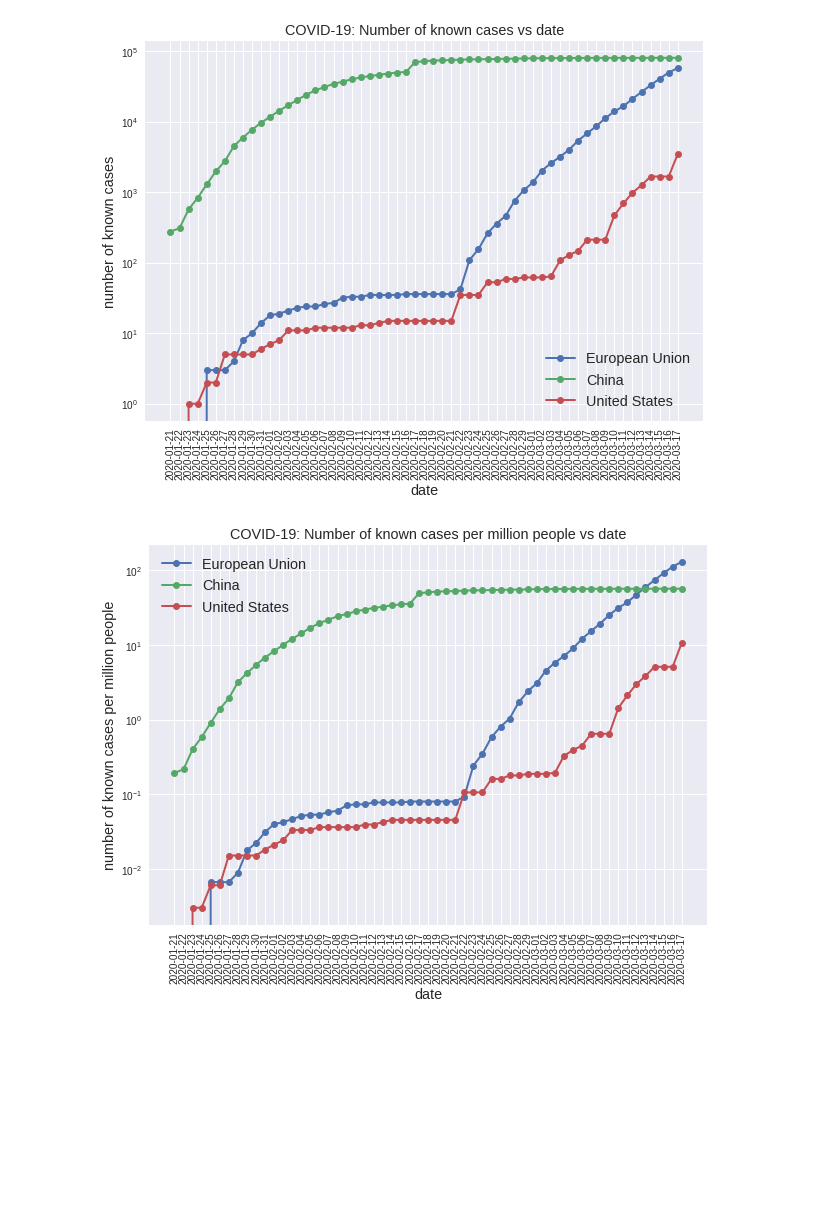
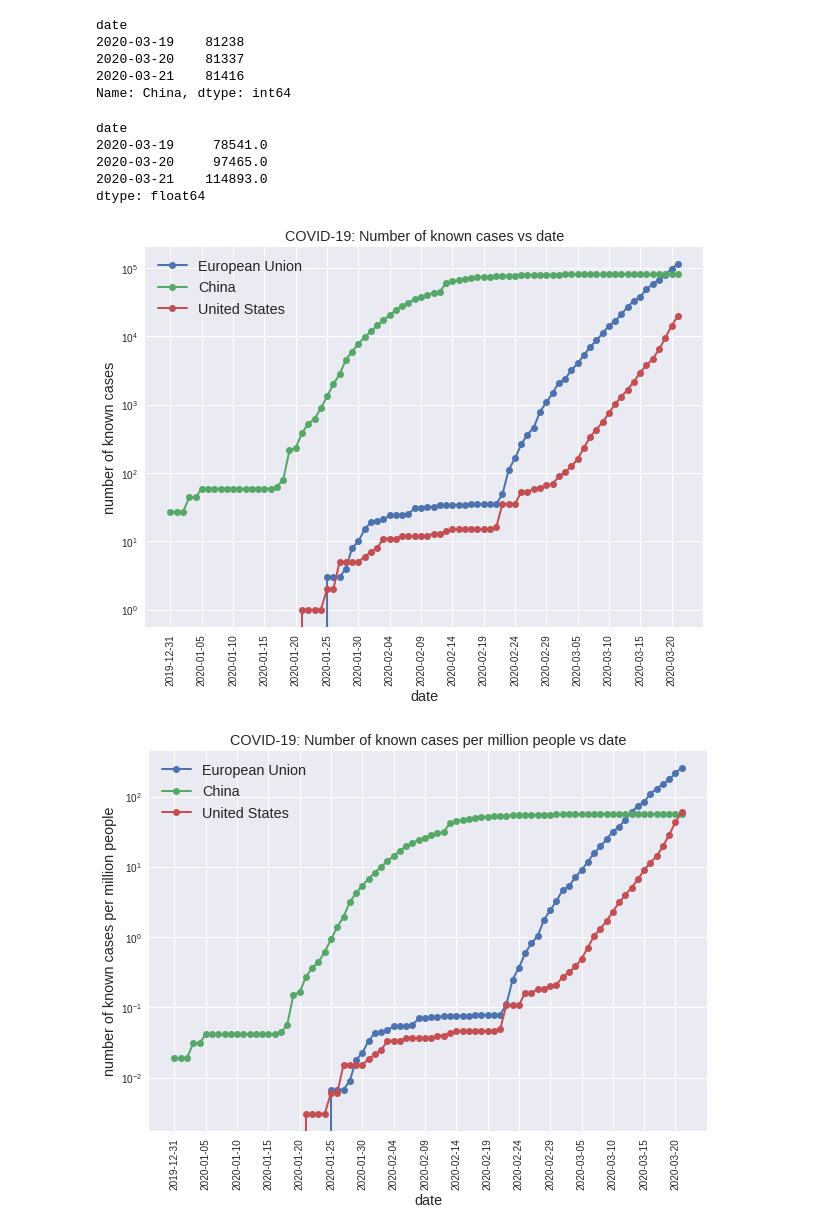
Before and after one commit to alonsosilvaallende/COVID-19, a Jupyter notebook: COVID_19_US_EU_China.ipynb, the cells around one changed output. Saved outputs shown, nothing was run; the diff lists cells and outputs as text; code cells hidden in the pictures; blank space fills up the shorter version.

```diff
--- a/COVID_19_US_EU_China.ipynb
+++ b/COVID_19_US_EU_China.ipynb
@@ -6,7 +6,7 @@ import matplotlib.pyplot as plt
 import pandas as pd
 plt.style.use('seaborn')
 # %%
-known_cases = pd.read_csv("https://covid.ourworldindata.org/data/total_cases.csv",\
+known_cases = pd.read_csv("https://covid.ourworldindata.org/data/ecdc/total_cases.csv",\
                           index_col='date')
 known_cases = known_cases.fillna(0)
 # %%
@@ -35,23 +35,40 @@ US_deaths = deaths["United States"]
 EU_population = 447
 China_population = 1427
 US_population = 328
+# %%
+China_known_cases.tail(3)
+# %% [output]
+date
+2020-03-19    81238
+2020-03-20    81337
+2020-03-21    81416
+Name: China, dtype: int64
+# %%
+EU_known_cases.tail(3)
+# %% [output]
+date
+2020-03-19     78541.0
+2020-03-20     97465.0
+2020-03-21    114893.0
+dtype: float64
 # %%
 fig, ax = plt.subplots(figsize=(10,7))
+
 
 plt.plot(EU_known_cases, label='European Union', linewidth=2, marker='o')
 plt.plot(China_known_cases, label='China', linewidth=2, marker='o')
 plt.plot(US_known_cases, label='United States', linewidth=2, marker='o')
 
 ax.set_title('COVID-19: Number of known cases vs date', fontsize='x-large')
 ax.set_xlabel('date', fontsize='x-large')
 ax.set_ylabel('number of known cases', fontsize='x-large')
-ax.set_xticks(np.arange(len(EU_known_cases)))
+ax.set_xticks(np.arange(0, len(known_cases['China']),5))
 plt.xticks(rotation=90)
 plt.legend(fontsize='x-large')
 plt.yscale("log")
 plt.show()
 # %% [output]
-[figure, old version]
+[figure, new version]
 # %%
 fig, ax = plt.subplots(figsize=(10,7))
 
@@ -62,10 +79,10 @@ plt.plot(US_known_cases/US_population, label='United States', linewidth=2, marke
 ax.set_title('COVID-19: Number of known cases per million people vs date', fontsize='x-large')
 ax.set_xlabel('date', fontsize='x-large')
 ax.set_ylabel('number of known cases per million people', fontsize='x-large')
-ax.set_xticks(np.arange(len(EU_known_cases)))
+ax.set_xticks(np.arange(0, len(known_cases['China']),5))
 plt.xticks(rotation=90)
 plt.legend(fontsize='x-large')
 plt.yscale("log")
 plt.show()
 # %% [output]
-[figure, old version]
+[figure, new version]
```
Also changed, not shown: parts of 5 cells of this notebook.
